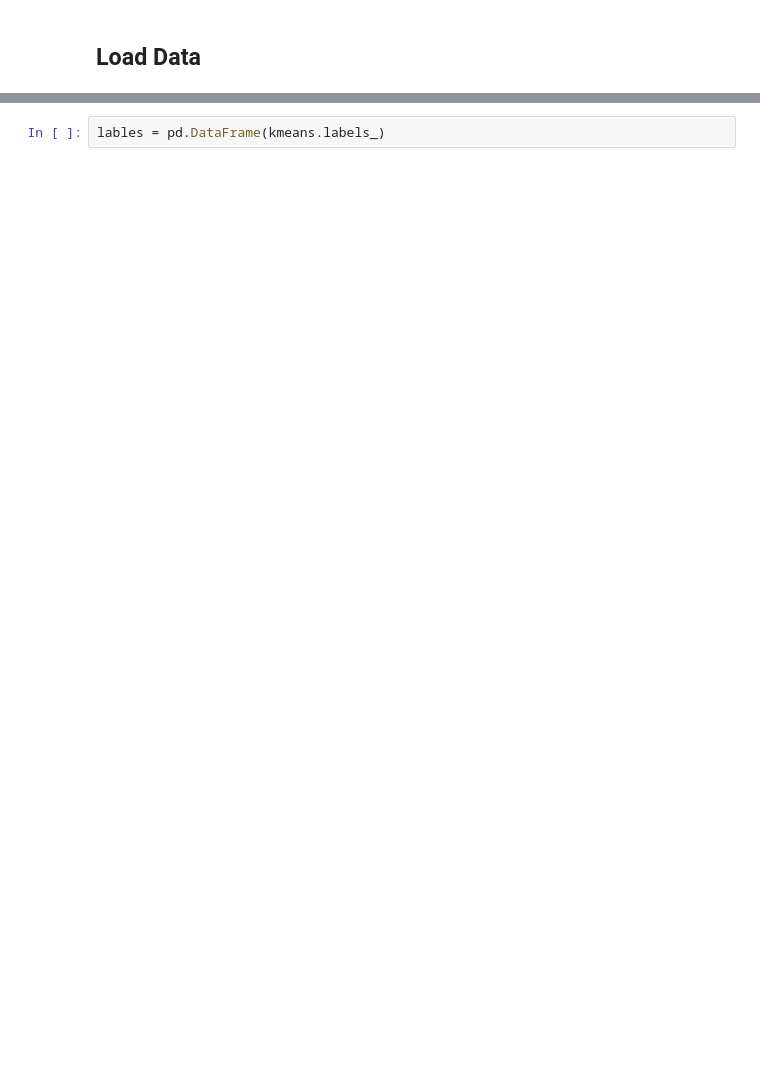
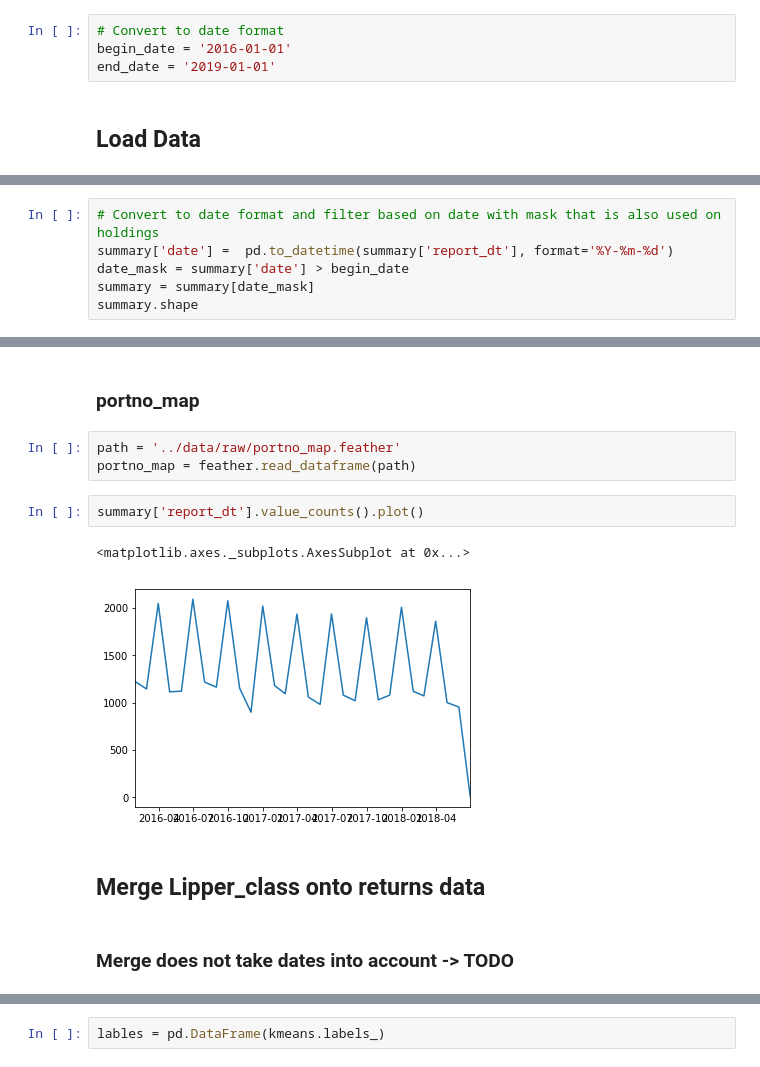
Before and after one commit to Amglex/Mutual-Funds, a Jupyter notebook: notebooks/05 - Clustering.ipynb, the cells around one changed output, grey strips where cells are left out. Saved outputs shown, nothing was run; the diff lists cells and outputs as text; blank space fills up the shorter version.

```diff
--- a/notebooks/05 - Clustering.ipynb
+++ b/notebooks/05 - Clustering.ipynb
@@ -33,2 +28,6 @@ import hdbscan
+# %%
+# Convert to date format
+begin_date = '2016-01-01'
+end_date = '2019-01-01'
 # %% [markdown]
 ## Load Data
@@ -127,0 +52,6 @@ Wall time: 2min 43s
+# %%
+# Convert to date format and filter based on date with mask that is also used on holdings
+summary['date'] =  pd.to_datetime(summary['report_dt'], format='%Y-%m-%d')
+date_mask = summary['date'] > begin_date
+summary = summary[date_mask]
+summary.shape
@@ -127,0 +80,14 @@ Wall time: 2min 43s
+# %% [markdown]
+### portno_map
+# %%
+path = '../data/raw/portno_map.feather'
+portno_map = feather.read_dataframe(path)
+# %%
+summary['report_dt'].value_counts().plot()
+# %% [output]
+<matplotlib.axes._subplots.AxesSubplot at 0x...>
+[figure, added]
+# %% [markdown]
+## Merge Lipper_class onto returns data
+# %% [markdown]
+### Merge does not take dates into account -> TODO
```
Also changed, not shown: parts of 81 cells of this notebook, 11 other files.
